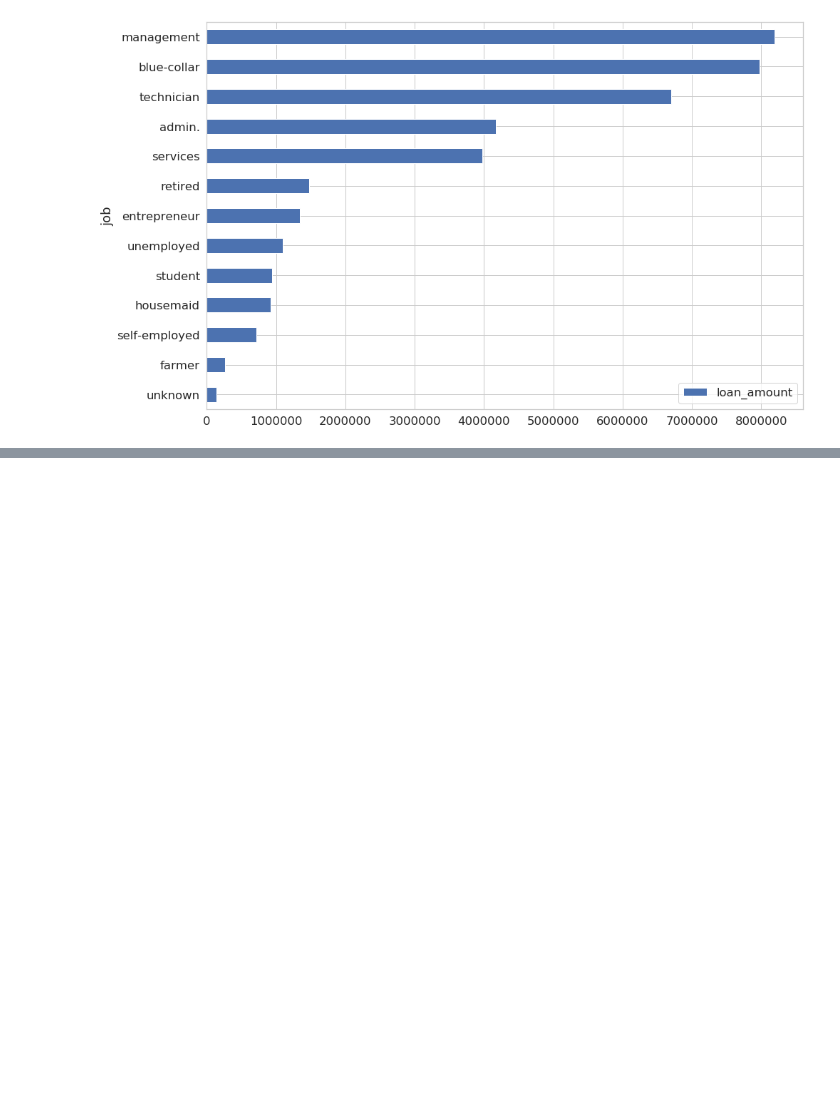
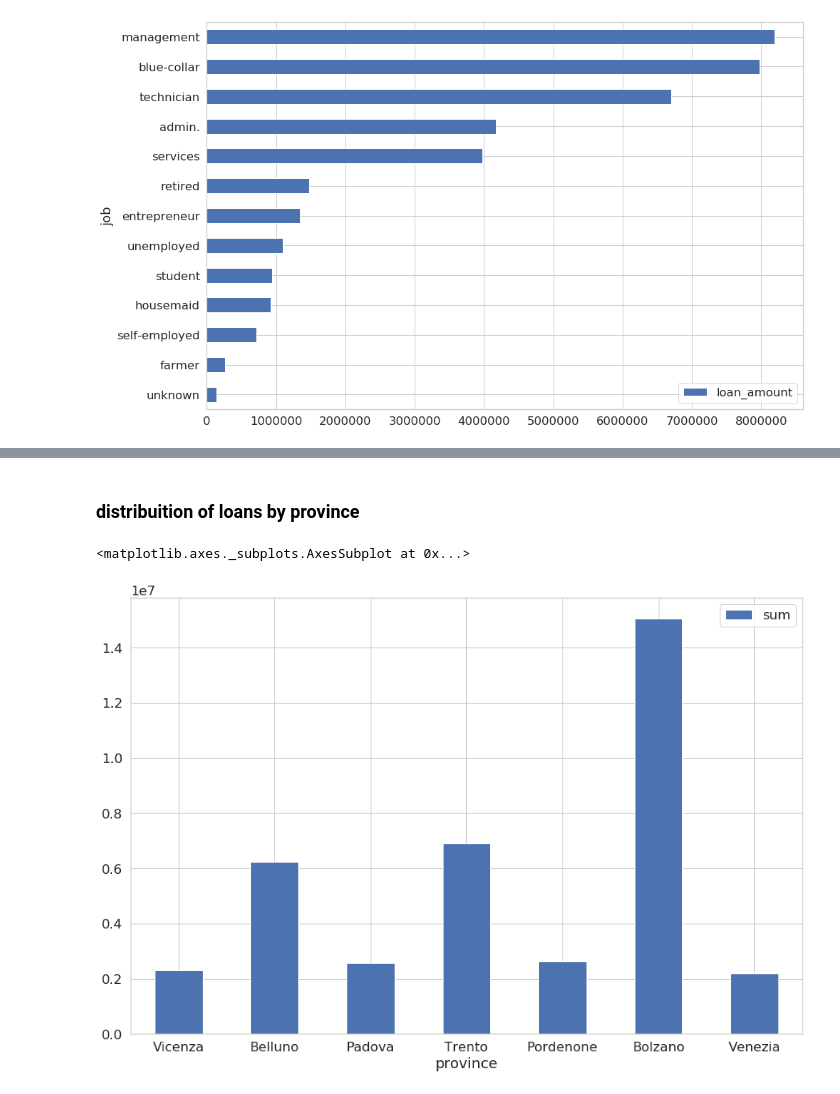
Before and after one commit to michalbogdanowicz/ADMT, a Jupyter notebook: Simple_visualiazations.ipynb, the cells around one changed output, grey strips where cells are left out. Drawn from its saved outputs; the diff is of its cells as text; code cells hidden in the pictures; blank space fills up the shorter version.

```diff
--- a/Simple_visualiazations.ipynb
+++ b/Simple_visualiazations.ipynb
@@ -101,0 +214,25 @@ df.plot.barh(figsize=(15,10), rot = 0)
+# %% [markdown]
+### distribuition of loans by province
+# %%
+conn = getConnection()
+
+sql = """
+select * from (
+SELECT b.province ,SUM(s.loan_amount)
+FROM sale s, branch b, product p
+WHERE s.branch_key = b.branch_key AND p.product_key = s.product_key
+GROUP BY  b.province
+) aaaa
+;
+"""
+
+df = sqlio.read_sql_query(sql, conn)
+conn.close()
+df = df.set_index('province')
+df.head()
+
+df.plot.bar(figsize=(15,10), rot = 0)
+#display(df)
+# %% [output]
+<matplotlib.axes._subplots.AxesSubplot at 0x...>
+[figure, added]
```
Also changed, not shown: parts of 10 cells of this notebook, 8 other files.
